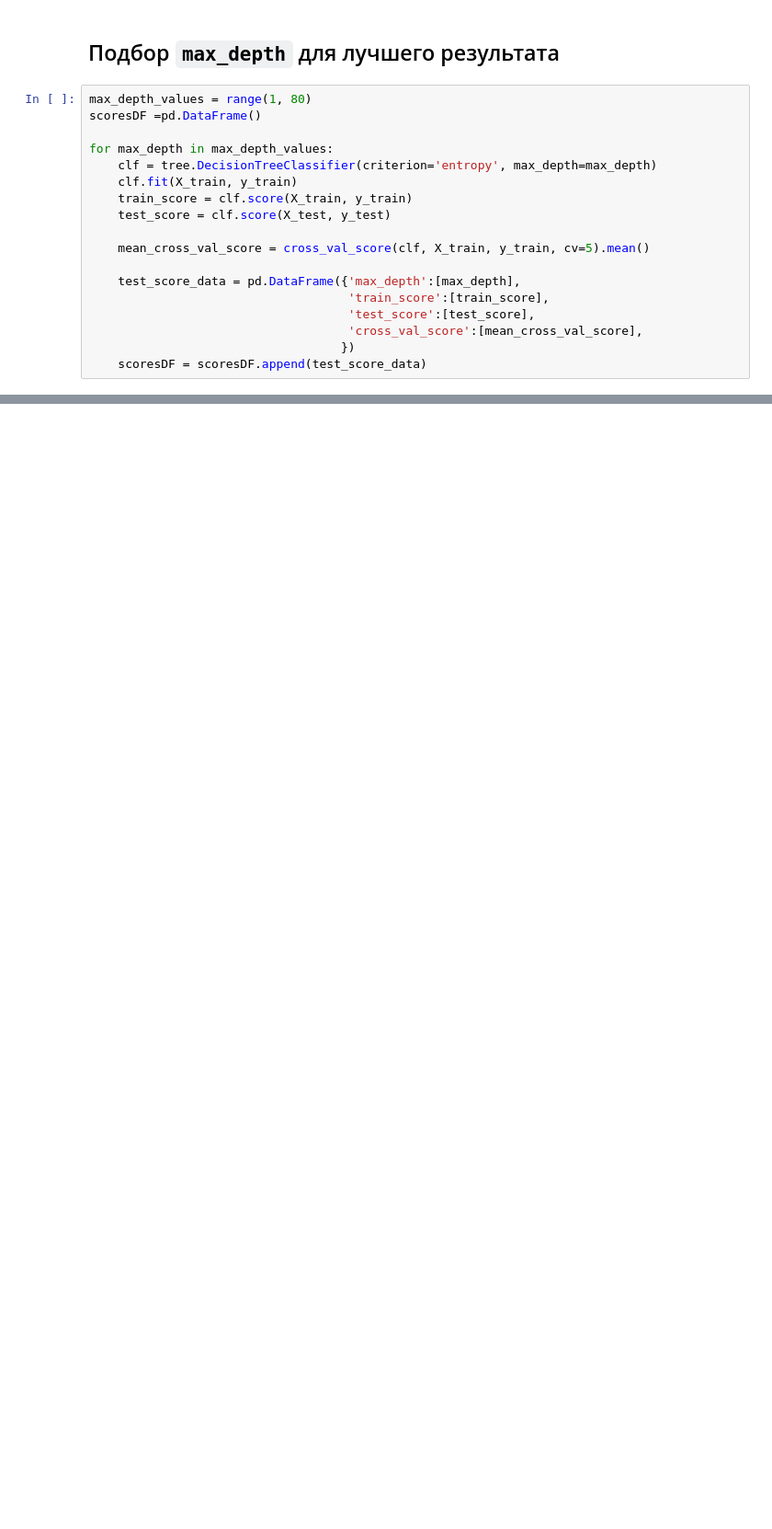
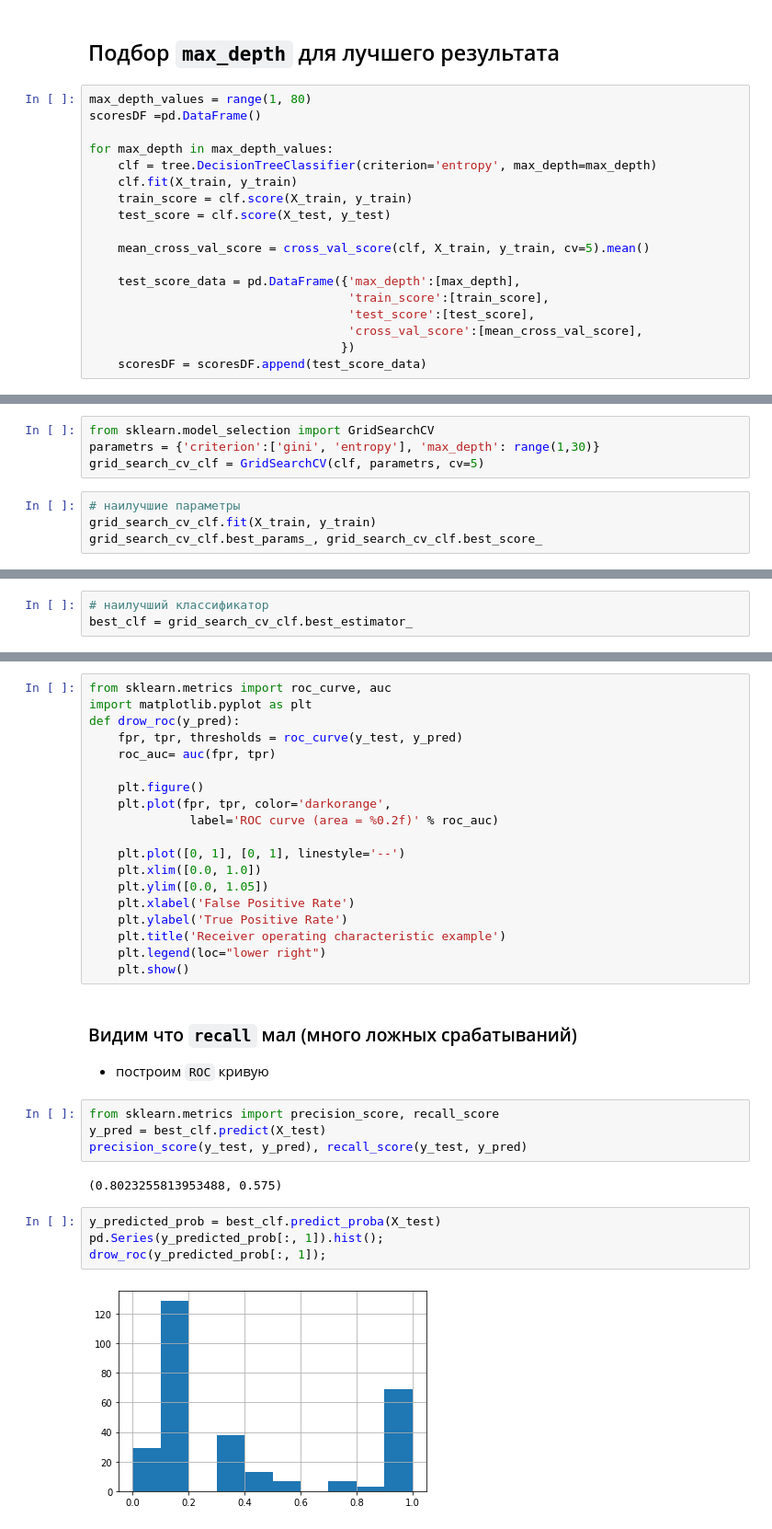
Before and after one commit to Artexxx/Artem-python, a Jupyter notebook: algorithms/DecisionTrees/titanicTree.ipynb, the cells around one changed output, grey strips where cells are left out. Shown at 92% size. Drawn from its saved outputs; the diff is of its cells as text; blank space fills up the shorter version.

```diff
--- a/algorithms/DecisionTrees/titanicTree.ipynb
+++ b/algorithms/DecisionTrees/titanicTree.ipynb
@@ -149,0 +156,8 @@ best_clf.score(X_test, y_test)
+# %%
+from sklearn.model_selection import GridSearchCV
+parametrs = {'criterion':['gini', 'entropy'], 'max_depth': range(1,30)}
+grid_search_cv_clf = GridSearchCV(clf, parametrs, cv=5)
+# %%
+# наилучшие параметры
+grid_search_cv_clf.fit(X_train, y_train)
+grid_search_cv_clf.best_params_, grid_search_cv_clf.best_score_
@@ -149,0 +166,3 @@ best_clf.score(X_test, y_test)
+# %%
+# наилучший классификатор
+best_clf = grid_search_cv_clf.best_estimator_
@@ -149,0 +172,34 @@ best_clf.score(X_test, y_test)
+# %%
+from sklearn.metrics import roc_curve, auc
+import matplotlib.pyplot as plt
+def drow_roc(y_pred):
+    fpr, tpr, thresholds = roc_curve(y_test, y_pred)
+    roc_auc= auc(fpr, tpr)
+
+    plt.figure()
+    plt.plot(fpr, tpr, color='darkorange',
+              label='ROC curve (area = %0.2f)' % roc_auc)
+
+    plt.plot([0, 1], [0, 1], linestyle='--')
+    plt.xlim([0.0, 1.0])
+    plt.ylim([0.0, 1.05])
+    plt.xlabel('False Positive Rate')
+    plt.ylabel('True Positive Rate')
+    plt.title('Receiver operating characteristic example')
+    plt.legend(loc="lower right")
+    plt.show()
+# %% [markdown]
+### Видим что `recall` мал (много ложных срабатываний)
+- построим `ROC` кривую
+# %%
+from sklearn.metrics import precision_score, recall_score
+y_pred = best_clf.predict(X_test)
+precision_score(y_test, y_pred), recall_score(y_test, y_pred)
+# %% [output]
+(0.8023255813953488, 0.575)
+# %%
+y_predicted_prob = best_clf.predict_proba(X_test)
+pd.Series(y_predicted_prob[:, 1]).hist();
+drow_roc(y_predicted_prob[:, 1]);
+# %% [output]
+[figure, added]
```
Also changed, not shown: parts of 18 cells of this notebook, 16 other files.
